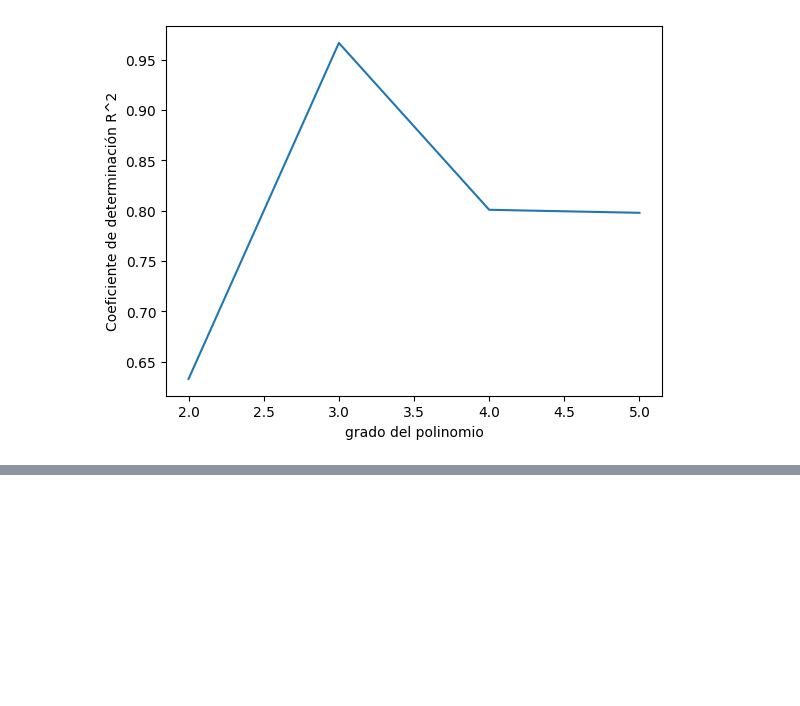
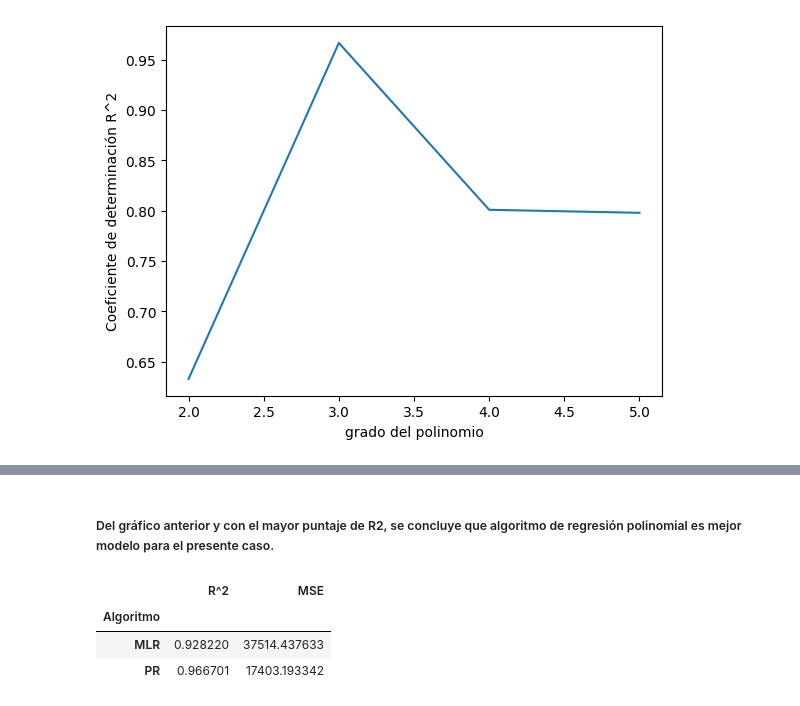
Before and after one commit to Aldoju/ML_Movil, a Jupyter notebook: MobilePrediction.ipynb, the cells around one changed output, grey strips where cells are left out. Saved outputs shown, nothing was run; the diff lists cells and outputs as text; code cells hidden in the pictures; blank space fills up the shorter version.

```diff
--- a/MobilePrediction.ipynb
+++ b/MobilePrediction.ipynb
@@ -116,0 +125,5 @@ lm.score(x_test,y_test)
+# %%
+r2mlr=lm.score(x_test,y_test)
+msemlr=mean_squared_error(pred,y_test)
+print("R^2: ",r2mlr)
+print('MSE: ',msemlr)
@@ -165,0 +220,18 @@ MejorR.score(x_test,y_test)
+# %%
+al=['MLR','PR']
+puntR2=[r2mlr,r2pr]
+puntmse=[msemlr,msepr]
+# %% [markdown]
+##### Del gráfico anterior y con el mayor puntaje de R2, se concluye que algoritmo de regresión polinomial es mejor modelo para el presente caso.
+# %%
+df=pd.DataFrame()
+df['Algoritmo']=al
+df['R^2']=puntR2
+df['MSE']=puntmse
+df.set_index('Algoritmo',inplace=True)
+df
+# %% [output]
+|  | R^2 | MSE |
+| Algoritmo |  |  |
+| MLR | 0.928220 | 37514.437633 |
+| PR | 0.966701 | 17403.193342 |
```
Also changed, not shown: parts of 22 cells of this notebook.
